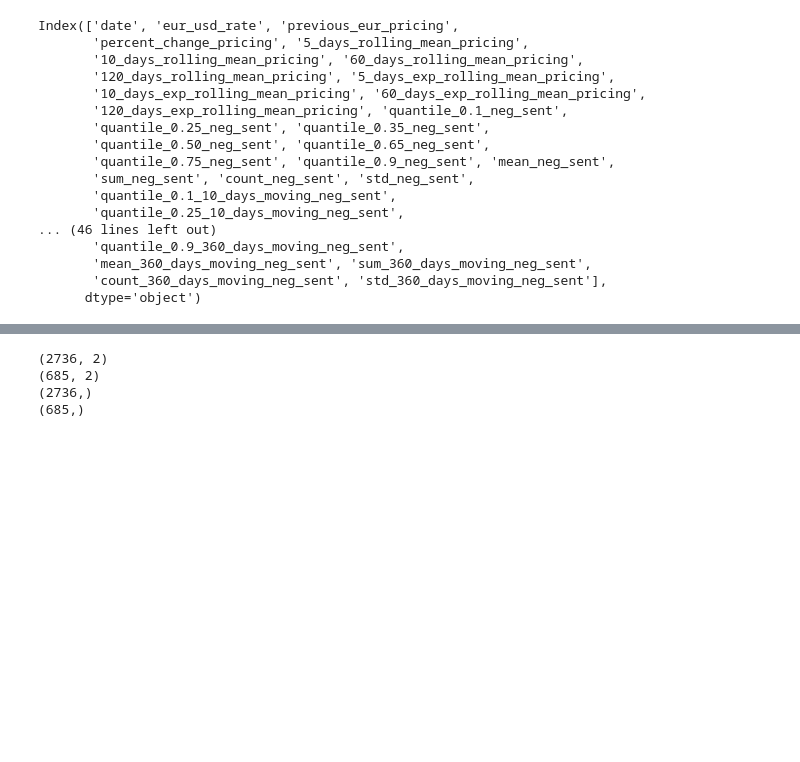
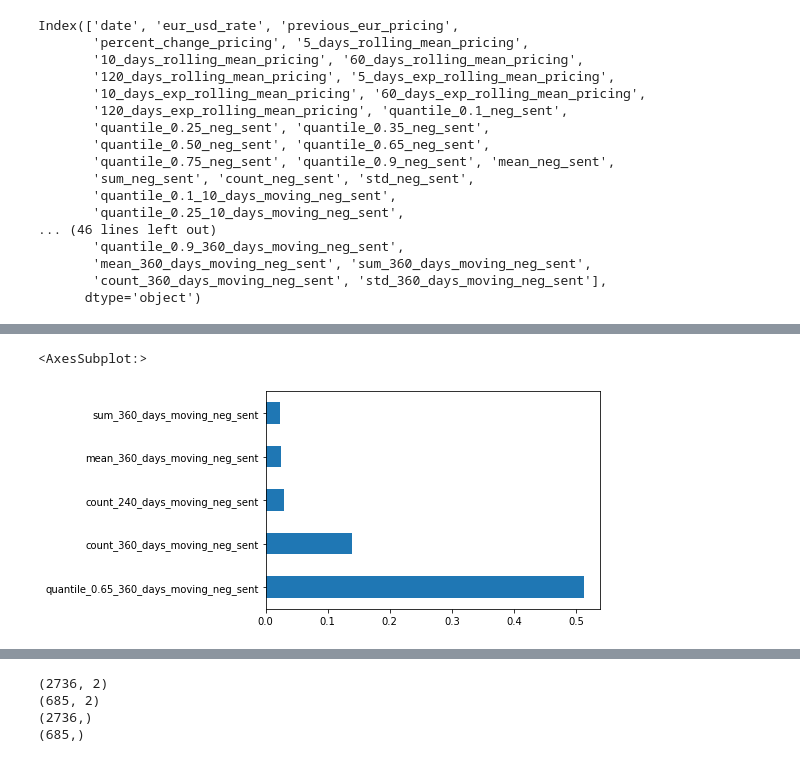
Before and after one commit to dtortosa/capstone_project, a Jupyter notebook: scripts/03_predicting_exchange_rate.ipynb, the cells around one changed output, grey strips where cells are left out. Drawn from its saved outputs; the diff is of its cells as text; code cells hidden in the pictures; blank space fills up the shorter version.

```diff
--- a/scripts/03_predicting_exchange_rate.ipynb
+++ b/scripts/03_predicting_exchange_rate.ipynb
@@ -180,0 +91,3 @@ average_r2_full_model
+# %%
+predictors_twitter = predictors[[column for column in predictors.columns if "rolling_mean_" not in column]]
+predictors_twitter
@@ -180,0 +201,6 @@ average_r2_full_model
+# %%
+#twitter predictors only
+pd.Series(twitter_model.feature_importances_, index=predictors_twitter.columns).nlargest(5).plot(kind='barh')
+# %% [output]
+<AxesSubplot:>
+[figure, added]
```
Also changed, not shown: parts of 71 cells of this notebook, 1 other file.
